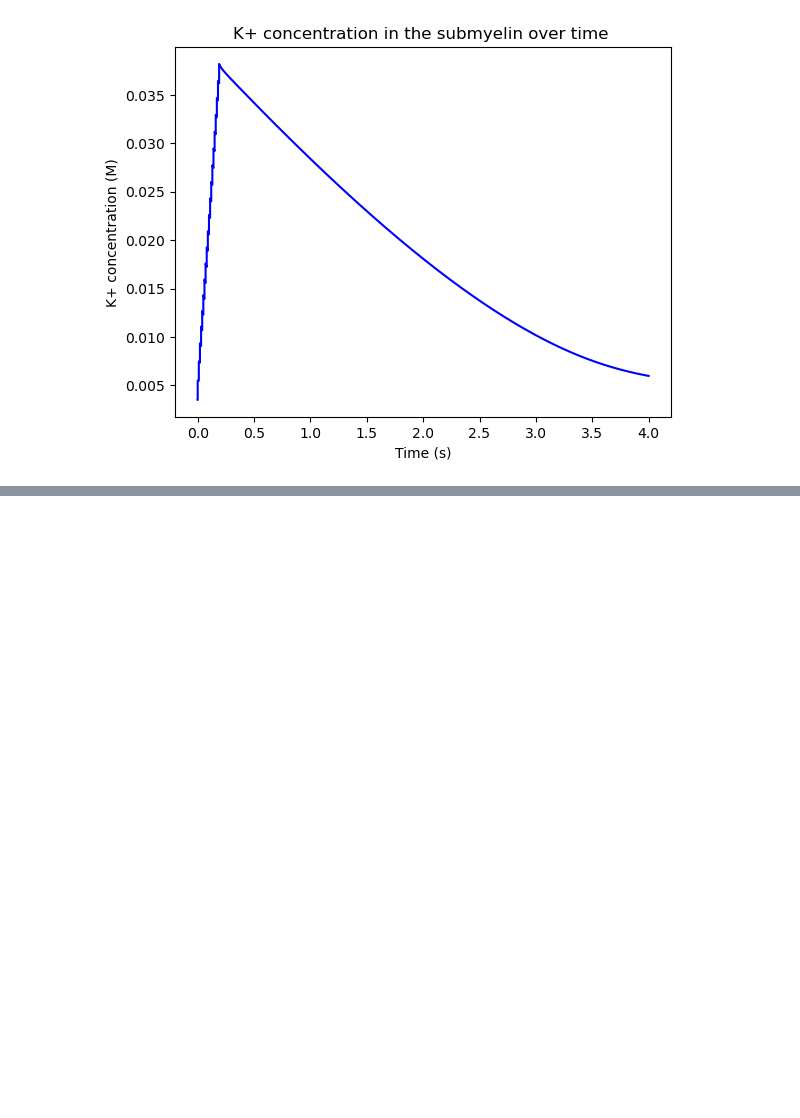
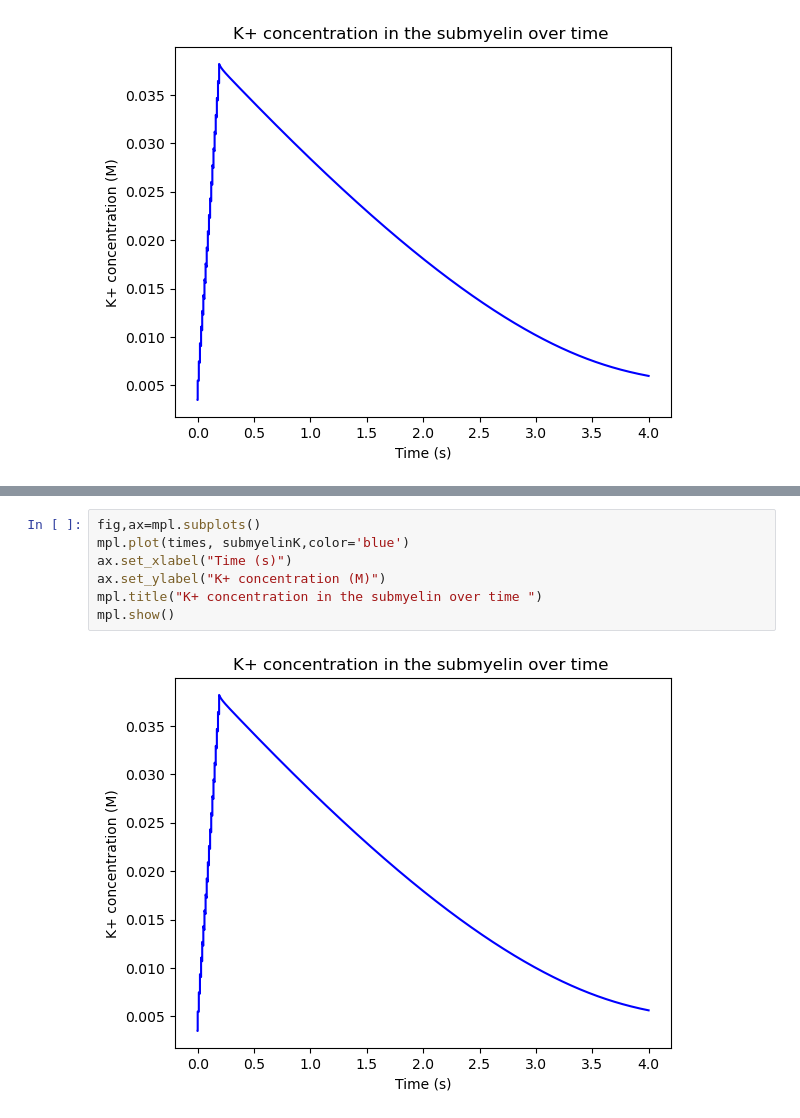
Before and after one commit to louna-schaison/TINS_Python_code, a Jupyter notebook: K+ Concentrations.ipynb, the cells around one changed output, grey strips where cells are left out. Cells and saved outputs as stored; diff of their text form; blank space fills up the shorter version.

```diff
--- a/K+ Concentrations.ipynb
+++ b/K+ Concentrations.ipynb
@@ -465,0 +553,9 @@ mpl.show()
+# %%
+fig,ax=mpl.subplots()
+mpl.plot(times, submyelinK,color='blue')
+ax.set_xlabel("Time (s)")
+ax.set_ylabel("K+ concentration (M)")
+mpl.title("K+ concentration in the submyelin over time ")
+mpl.show()
+# %% [output]
+[figure, added]
```
Also changed, not shown: parts of 13 cells of this notebook, 2 other files.
